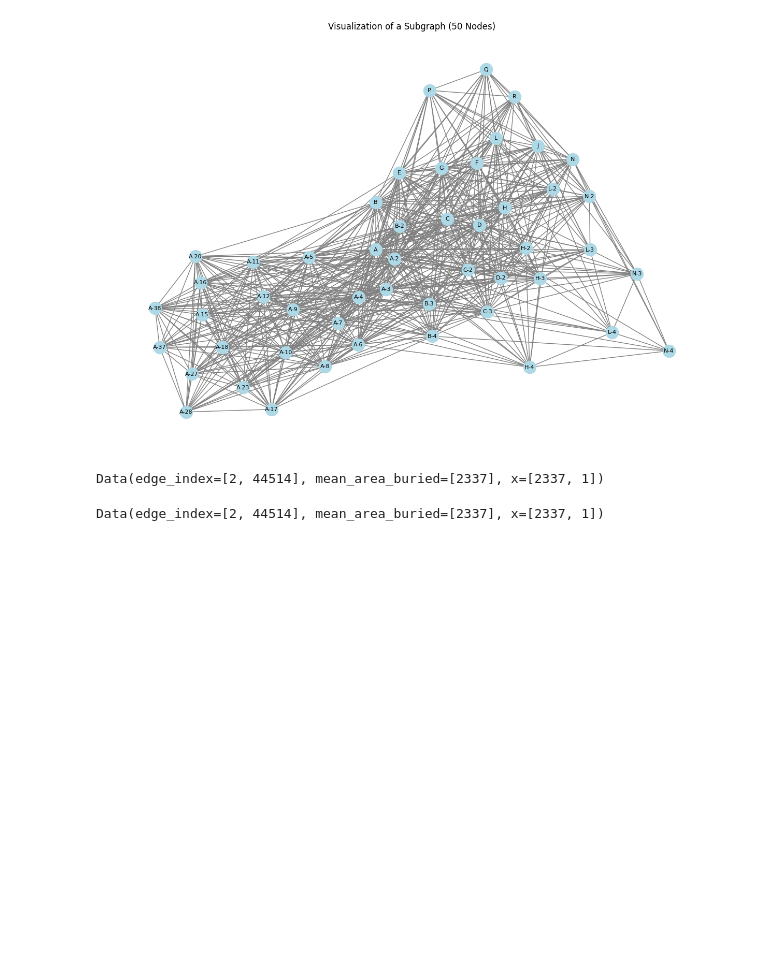
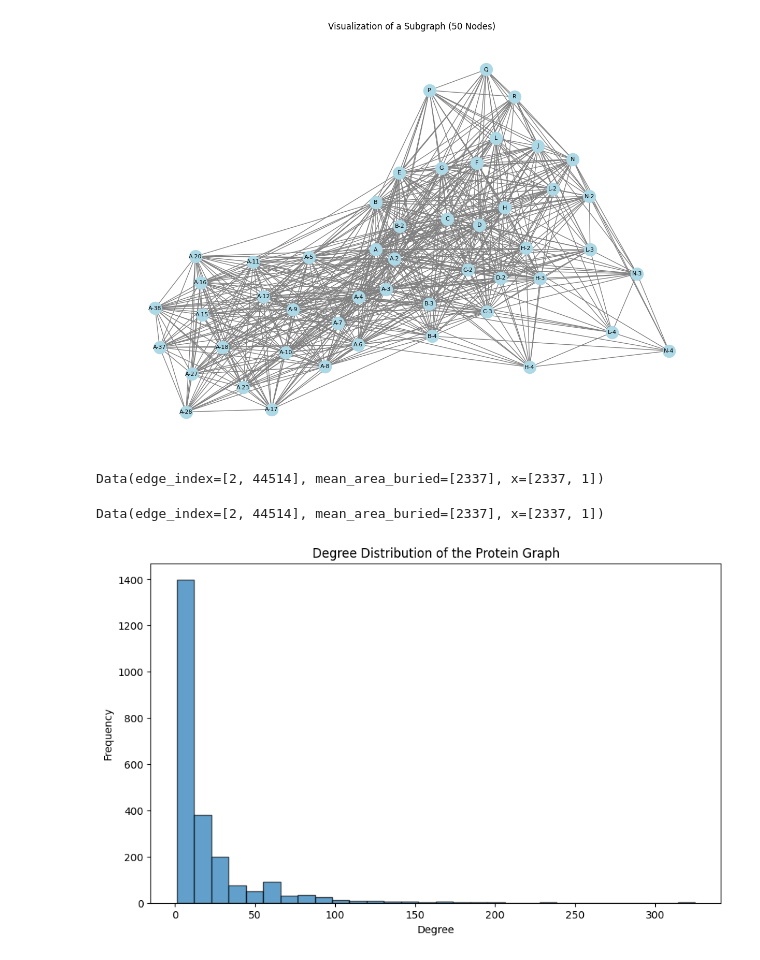
Before and after one commit to saktiworkstation/GNNs-LLMs-Research, a Jupyter notebook: GNN_DOVE.ipynb, the cells around one changed output. Cells and saved outputs as stored; diff of their text form; code cells hidden in the pictures; blank space fills up the shorter version.

Commit message:
Added more visualization and analysis

```diff
--- a/GNN_DOVE.ipynb
+++ b/GNN_DOVE.ipynb
@@ -151,3 +151,16 @@ gnn_data = from_networkx(protein_graph, group_node_attrs=['feature'])
 gnn_data
 # %% [output]
 Data(edge_index=[2, 44514], mean_area_buried=[2337], x=[2337, 1])
+# %%
+# Analyze the degree distribution of the graph
+degrees = [degree for _, degree in protein_graph.degree()]
+
+# Plot the degree distribution
+plt.figure(figsize=(10, 6))
+plt.hist(degrees, bins=30, edgecolor='black', alpha=0.7)
+plt.title("Degree Distribution of the Protein Graph")
+plt.xlabel("Degree")
+plt.ylabel("Frequency")
+plt.show()
+# %% [output]
+[figure, added]
```
Also changed, not shown: parts of 10 cells of this notebook.
